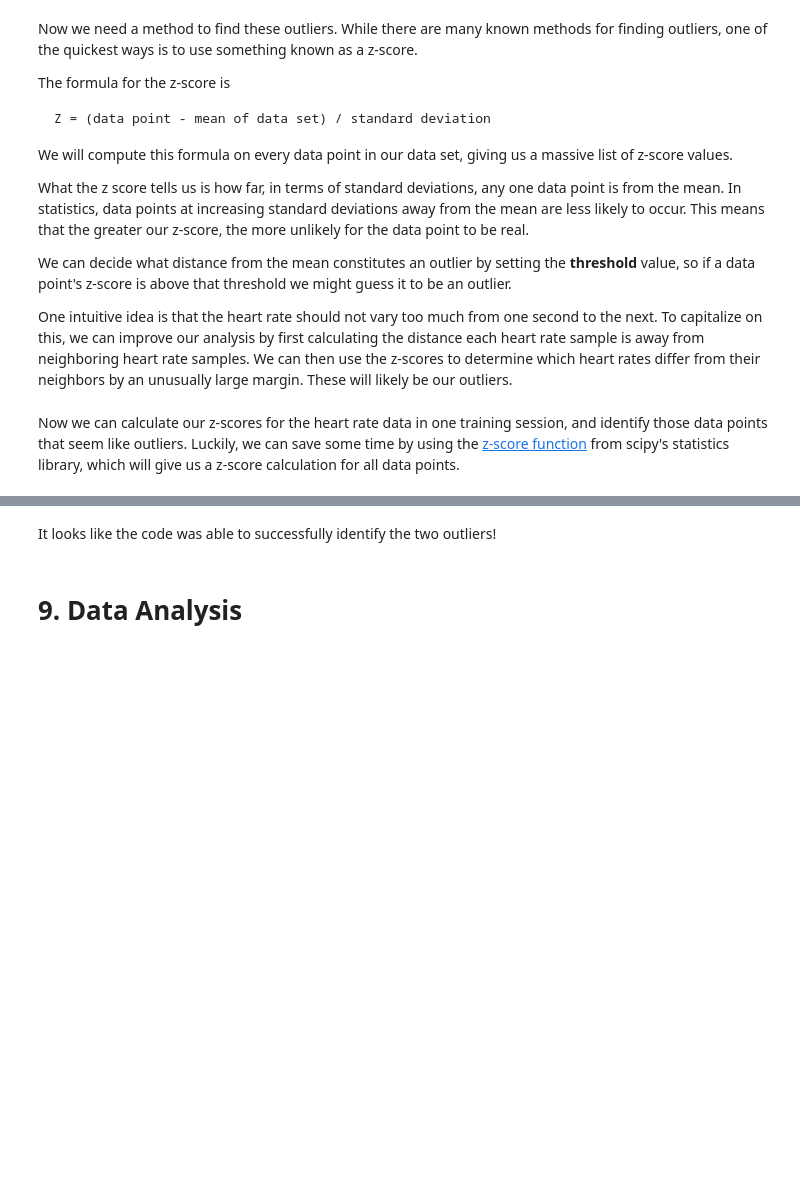
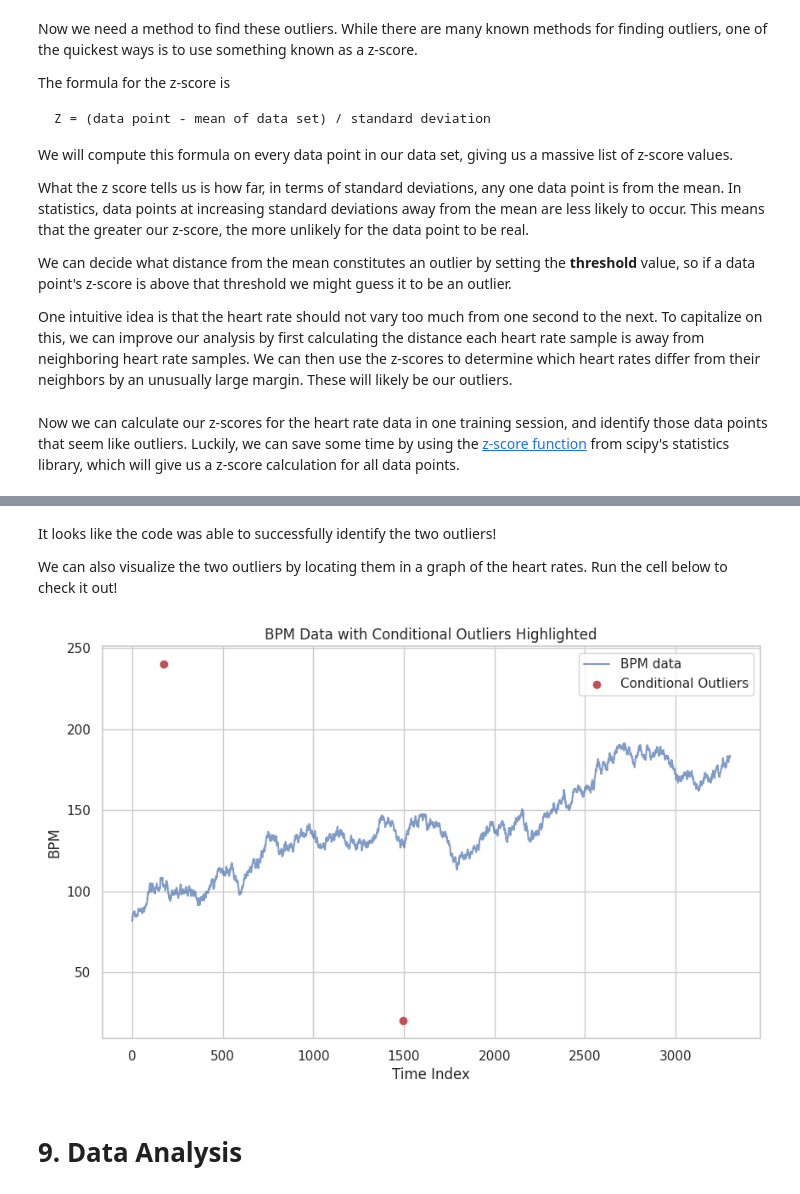
Before and after one commit to Stanford-Health/wearable-notebooks, a Jupyter notebook: notebooks/polar_h10.ipynb, the cells around one changed output, grey strips where cells are left out. Cells and saved outputs as stored; diff of their text form; code cells hidden in the pictures; blank space fills up the shorter version.

Commit message:
Added Nutrisense and Polar H10 Updated Notebooks

```diff
--- a/notebooks/polar_h10.ipynb
+++ b/notebooks/polar_h10.ipynb
@@ -837,6 +884,7 @@ import numpy as np
 threshold = 3 #@param{type: "number"}
 z_scores = np.abs(stats.zscore(nx))
 hr['z'] = z_scores
+outliers = hr.loc[hr['z'] > threshold]
 print(hr.loc[hr['z'] > threshold])
 
 cx = list(hr["bpm"].values)
@@ -851,5 +899,19 @@ for idx in hr.index[hr['z'] > threshold].tolist():
 # %% [markdown]
 It looks like the code was able to successfully identify the two outliers!
+
+We can also visualize the two outliers by locating them in a graph of the heart rates. Run the cell below to check it out!
+# %%
+# Plot HR data with conditional outliers highlighted (Plot adapted from the Biostrap notebook: https://colab.research.google.com/github/Stanford-Health/wearable-notebooks/blob/main/notebooks/biostrap_evo.ipynb#scrollTo=ysL4wqBcGC7j)
+plt.figure(figsize=(10, 6))
+plt.plot(hr['bpm'], label='BPM data', alpha=0.7)
+plt.scatter(outliers.index, outliers['bpm'], color='r', label='Conditional Outliers')
+plt.legend()
+plt.title('BPM Data with Conditional Outliers Highlighted')
+plt.xlabel('Time Index')
+plt.ylabel('BPM')
+plt.show()
+# %% [output]
+[figure, added]
 # %% [markdown]
 # 9. Data Analysis
 # %% [markdown]
```
Also changed, not shown: parts of 22 cells of this notebook, 1 other file.
